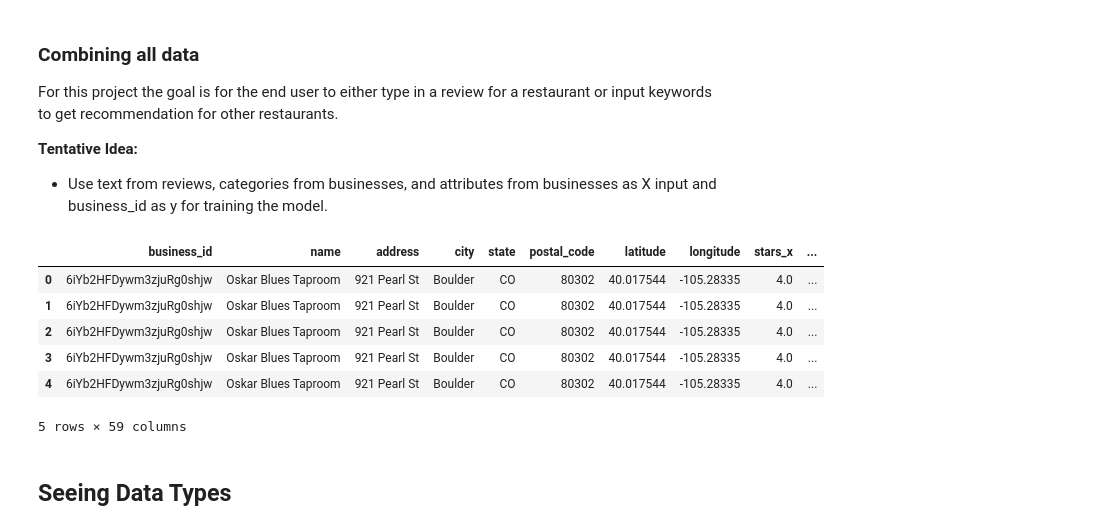
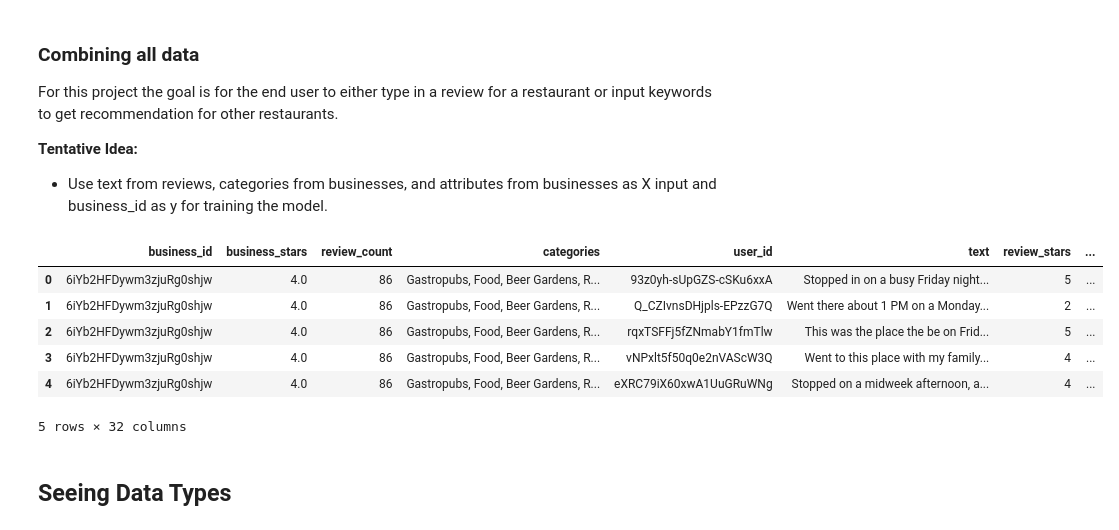
Before and after one commit to rsanchez-dv/Capstone_ML, a Jupyter notebook: 2_Preprocessing_Data.ipynb, the cells around one changed output. Drawn from its saved outputs; the diff is of its cells as text; code cells hidden in the pictures.

```diff
--- a/2_Preprocessing_Data.ipynb
+++ b/2_Preprocessing_Data.ipynb
@@ -44,0 +66,19 @@ df_buss_attri.head()
+# %%
+remove_features_attri = {
+    'by_appointment_only',
+    'accepts_insurance',
+    'hair_specializes_in',
+    'best_nights',
+    'byob',
+    'coat_check',
+    'smoking',
+    'drive_thru',
+    'byob_corkage',
+    'corkage',
+    'restaurants_counter_service',
+    'ages_allowed',
+    'dietary_restrictions',
+    'open_24_hours'
+}
+# %%
+df_bus_attri = df_bus_attri.drop(remove_features_attri, axis = 1)
@@ -56,4 +97,4 @@ df_users.head()
 # %%
-df_reviews = pd.read_sql('select * from reviews', connection)
+df_reviews = pd.read_sql('select user_id, business_id, text, stars from reviews', connection)
 df_reviews.head()
 # %% [output]
@@ -65,0 +107,3 @@ df_reviews.head()
+# %%
+df_reviews.rename(columns={'stars':'review_stars'}, inplace=True)
+df_reviews.columns
@@ -77,16 +123,16 @@ For this project the goal is for the end user to either type in a review for a r
 # %%
 df_comb_data = pd.DataFrame()
 df_comb_data = df_business.merge(df_reviews, on='business_id')
-df_comb_data = df_comb_data.merge(df_buss_attri, on='business_id')
+df_comb_data = df_comb_data.merge(df_bus_attri, on='business_id')
 df_comb_data.head()
 # %% [output]
-|  | business_id | name | address | city | state | postal_code | latitude | longitude | stars_x | ... |
-| 0 | 6iYb2HFDywm3zjuRg0shjw | Oskar Blues Taproom | 921 Pearl St | Boulder | CO | 80302 | 40.017544 | -105.28335 | 4.0 | ... |
-| 1 | 6iYb2HFDywm3zjuRg0shjw | Oskar Blues Taproom | 921 Pearl St | Boulder | CO | 80302 | 40.017544 | -105.28335 | 4.0 | ... |
-| 2 | 6iYb2HFDywm3zjuRg0shjw | Oskar Blues Taproom | 921 Pearl St | Boulder | CO | 80302 | 40.017544 | -105.28335 | 4.0 | ... |
-| 3 | 6iYb2HFDywm3zjuRg0shjw | Oskar Blues Taproom | 921 Pearl St | Boulder | CO | 80302 | 40.017544 | -105.28335 | 4.0 | ... |
-| 4 | 6iYb2HFDywm3zjuRg0shjw | Oskar Blues Taproom | 921 Pearl St | Boulder | CO | 80302 | 40.017544 | -105.28335 | 4.0 | ... |
+|  | business_id | business_stars | review_count | categories | user_id | text | review_stars | ... |
+| 0 | 6iYb2HFDywm3zjuRg0shjw | 4.0 | 86 | Gastropubs, Food, Beer Gardens, R... | 93z0yh-sUpGZS-cSKu6xxA | Stopped in on a busy Friday night... | 5 | ... |
+| 1 | 6iYb2HFDywm3zjuRg0shjw | 4.0 | 86 | Gastropubs, Food, Beer Gardens, R... | Q_CZIvnsDHjpls-EPzzG7Q | Went there about 1 PM on a Monday... | 2 | ... |
+| 2 | 6iYb2HFDywm3zjuRg0shjw | 4.0 | 86 | Gastropubs, Food, Beer Gardens, R... | rqxTSFFj5fZNmabY1fmTlw | This was the place the be on Frid... | 5 | ... |
+| 3 | 6iYb2HFDywm3zjuRg0shjw | 4.0 | 86 | Gastropubs, Food, Beer Gardens, R... | vNPxlt5f50q0e2nVAScW3Q | Went to this place with my family... | 4 | ... |
+| 4 | 6iYb2HFDywm3zjuRg0shjw | 4.0 | 86 | Gastropubs, Food, Beer Gardens, R... | eXRC79iX60xwA1UuGRuWNg | Stopped on a midweek afternoon, a... | 4 | ... |
-5 rows × 59 columns
+5 rows × 32 columns
 # %% [markdown]
 ## Seeing Data Types
 # %%
```
Also changed, not shown: parts of 44 cells of this notebook, 2 other files.
